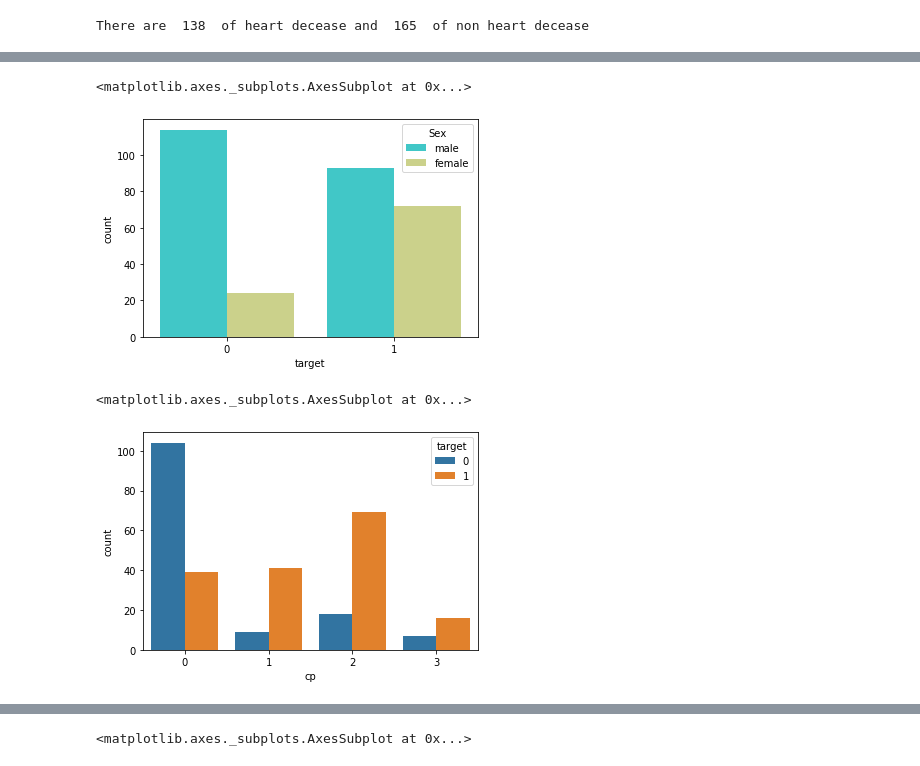
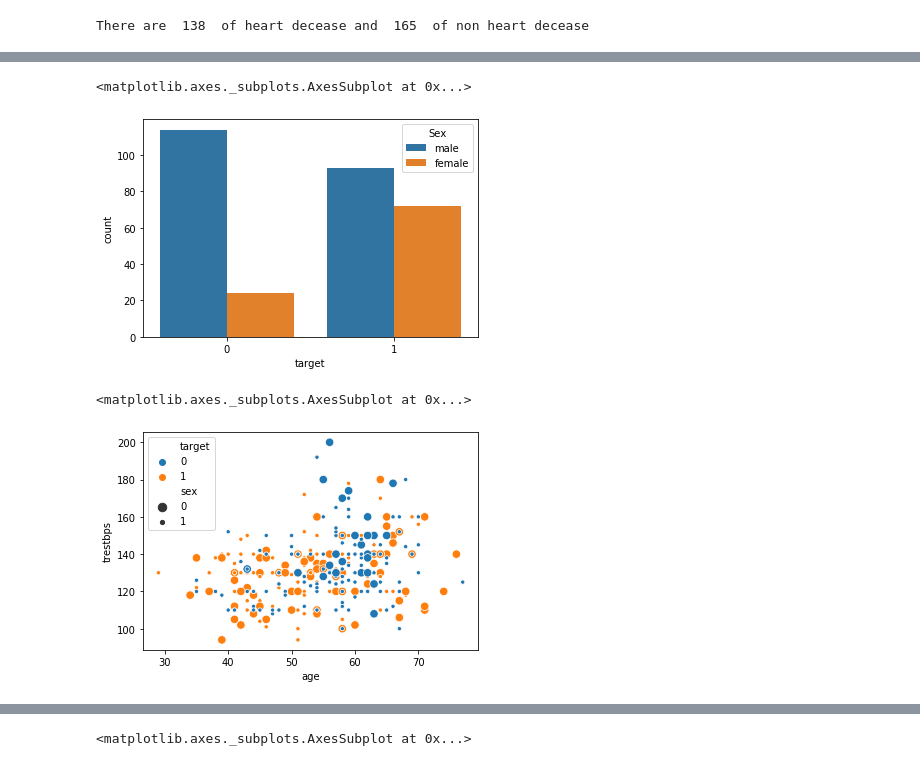
Before and after one commit to Intraraksa/ML-projects, a Jupyter notebook: Heart_Disease.ipynb, the cells around one changed output, grey strips where cells are left out. Cells and saved outputs as stored; diff of their text form; code cells hidden in the pictures.

```diff
--- a/Heart_Disease.ipynb
+++ b/Heart_Disease.ipynb
@@ -122,11 +118,10 @@ df['sex'][df['target']==0].count()
 # %%
-#Different between male and female's heart decease
-sns.countplot(x = 'target',data = df,hue = 'Sex',palette = 'rainbow')
+ sns.countplot(x = 'target',data = df,hue = 'Sex')
 # %% [output]
 <matplotlib.axes._subplots.AxesSubplot at 0x...>
-[figure, old version]
+[figure, new version]
 # %%
-sns.countplot(x = 'cp',data=df,hue = 'target')
+sns.scatterplot(x = 'age' , y = 'trestbps',data = df,hue = 'target',size = 'sex')
 # %% [output]
 <matplotlib.axes._subplots.AxesSubplot at 0x...>
-[figure, old version]
+[figure, new version]
```
Also changed, not shown: parts of 23 cells of this notebook.
